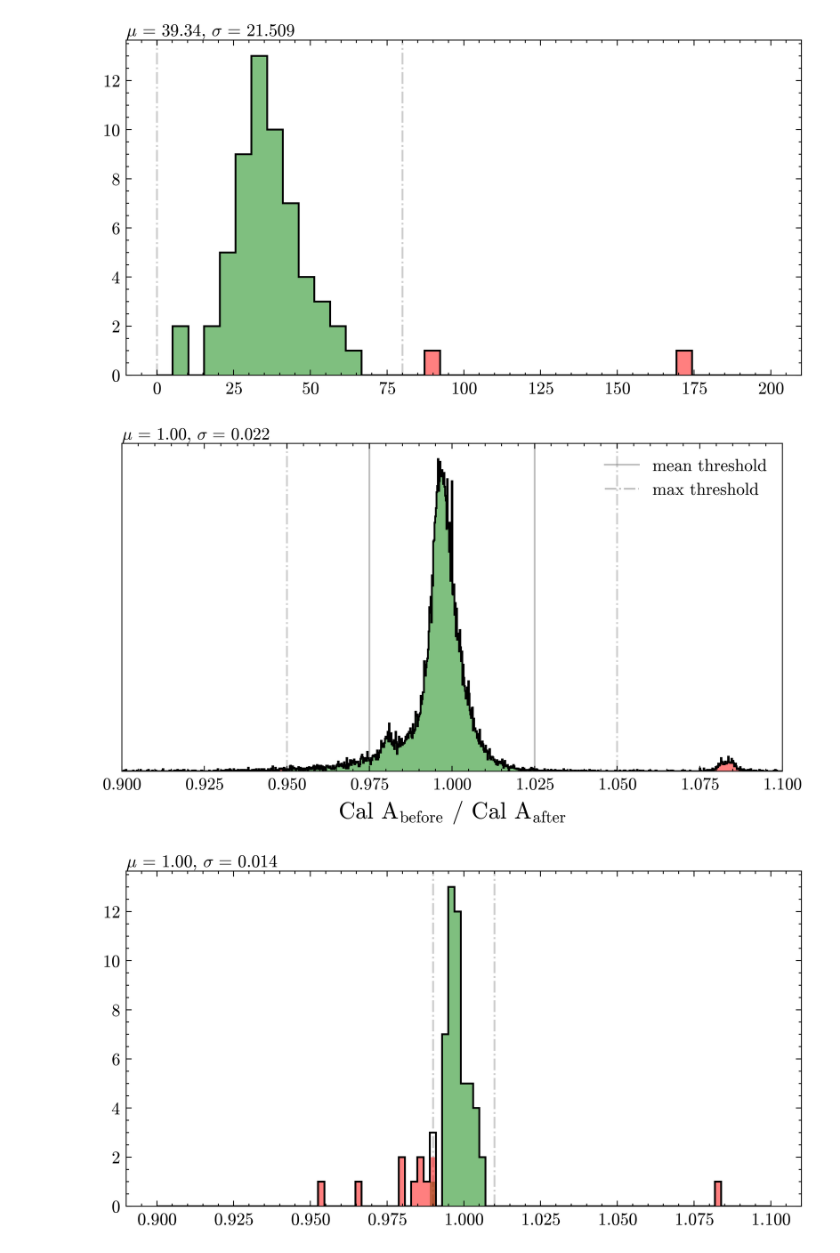
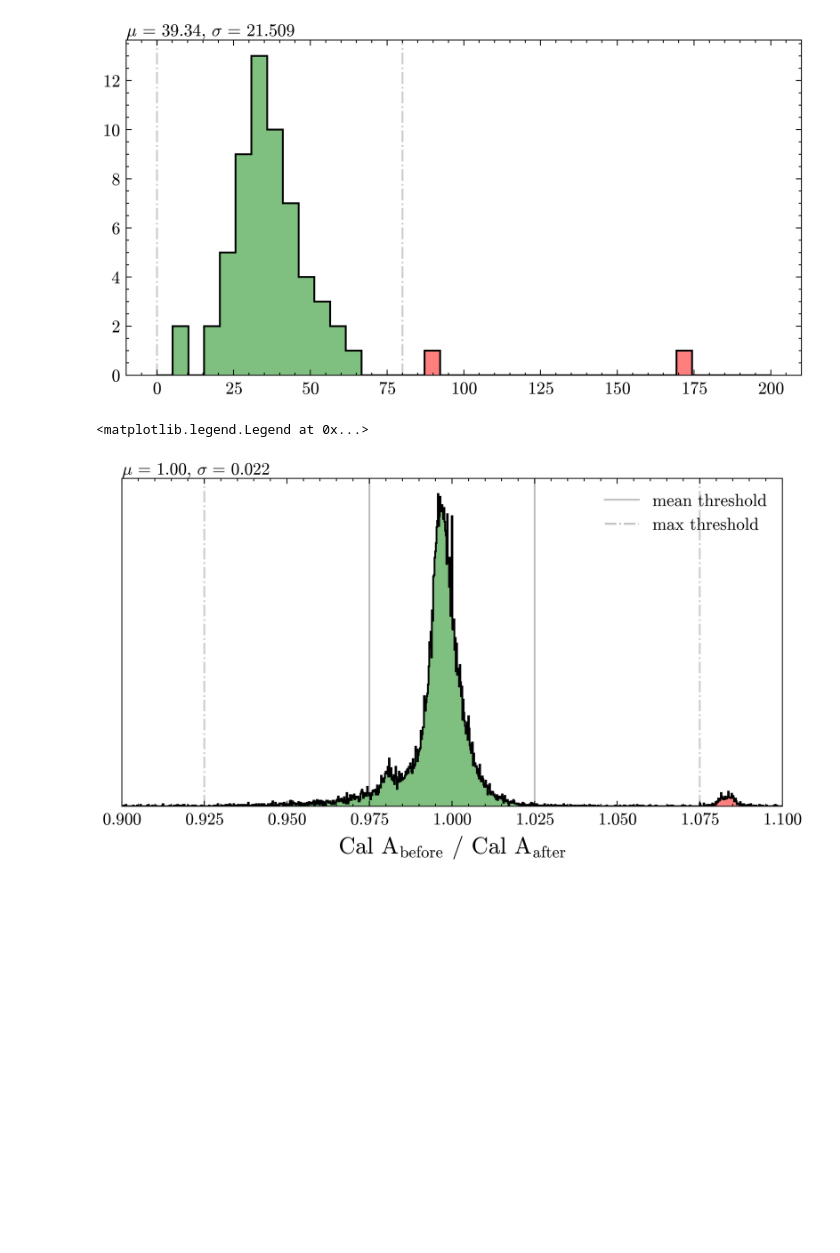
Before and after one commit to Quizznor/phd-thesis, a Jupyter notebook: Projects/XYScanner/QualityCheck/quality_cuts.ipynb, the cells around one changed output. Drawn from its saved outputs; the diff is of its cells as text; code cells hidden in the pictures; blank space fills up the shorter version.

```diff
--- a/Projects/XYScanner/QualityCheck/quality_cuts.ipynb
+++ b/Projects/XYScanner/QualityCheck/quality_cuts.ipynb
@@ -106,7 +106,6 @@ base = '/home/filip/Desktop/xy-quality-files'
 
 t_led, t_phd = [], []
 drift_t_led, drift_t_phd = [], []
-pulse_length_variation = []
 noise_phd, drift_phd = [], []
 x, y, s = [], [], []
 mean_x, mean_y = [], []
@@ -153,7 +152,6 @@ for run in os.listdir(base):
         drift_phd.append(np.corrcoef(data['phd_signal'], data['time'])[0, 1])
 
         # pulse_length += list(data['pulse_length'] * heat_factor)
-        pulse_length_variation.append(data['pulse_length_variation'])
         missing.append(data['pulses_lost'])
 
         xs, ys, f = data['flashes']
@@ -363,30 +354,24 @@ _ = select_hist(np.sqrt((filter_x - mean_x)**2 + (filter_y - mean_y)**2), np.lin
 # %%
 # cal a stability
 
 cal_a_bins = np.linspace(0.9, 1.1, 1000)
 cal_a_mean = np.linspace(0.9, 1.1, 100)
 
 cal_a_ratios = np.array(cal_a_ratios)
 cal_a_ratios[cal_a_ratios < 0] = np.nan
 
 cal_a_ratios[~np.isfinite(cal_a_ratios)] = 1
 
-_ = select_hist(cal_a_ratios, bins=cal_a_bins, cuts=[0.95, 1.05], ax=plt.gca())
+_ = select_hist(cal_a_ratios, bins=cal_a_bins, cuts=[0.925, 1.075], ax=plt.gca())
 plt.xlabel(r'Cal A$_\mathrm{before}$ / Cal A$_\mathrm{after}$')
 plt.yticks([])
 
 plt.axvline(0.975, c='gray', ls='solid', label='mean threshold', zorder=0, alpha=0.5)
 plt.axvline(1.025, c='gray', ls='solid', zorder=0, alpha=0.5)
 
 plt.axvline(1.2, c='gray', ls='-.', label='max threshold', alpha=0.5)
 plt.xlim(0.9, 1.1)
 plt.legend()
-
-
-# plt.yscale('log')
-
-fig, ax = plt.subplots()
-_ = select_hist(cal_a_means, bins=cal_a_mean, cuts=[0.99, 1.01], ax=ax)
 # %% [output]
+<matplotlib.legend.Legend at 0x...>
-[figure, old version]
+[figure, new version]
-[figure, removed]
```
Also changed, not shown: parts of 7 cells of this notebook, 2 other files.
